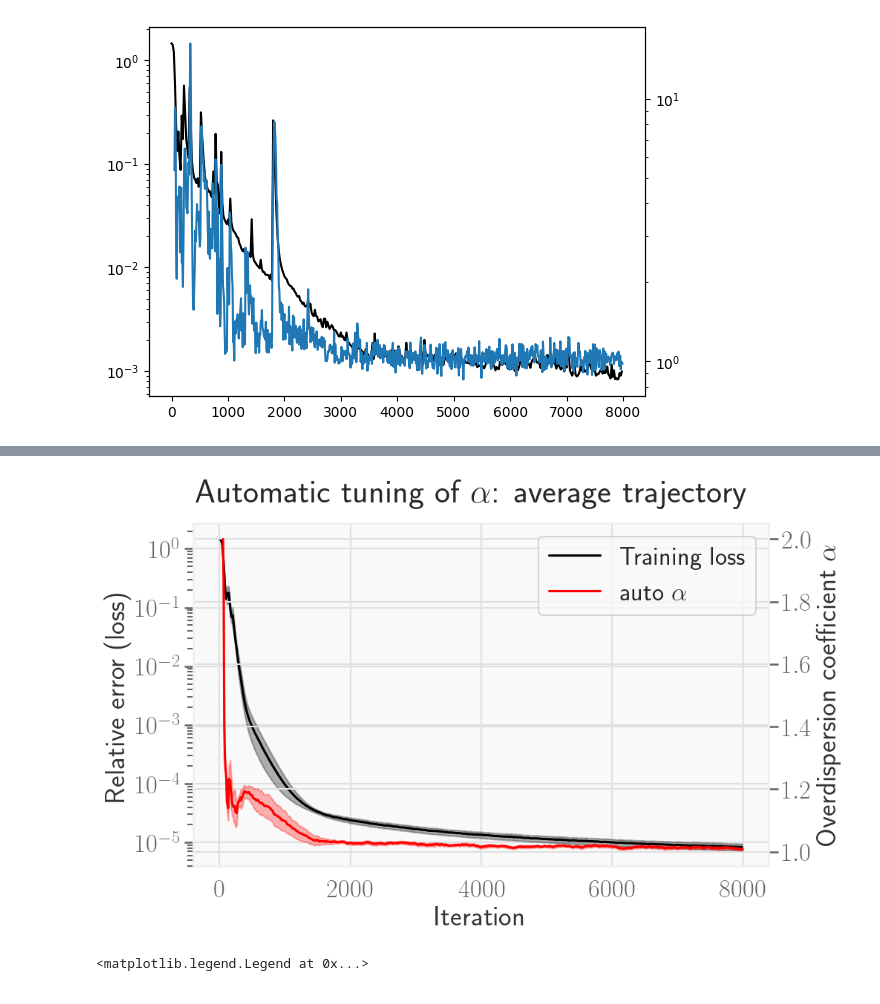
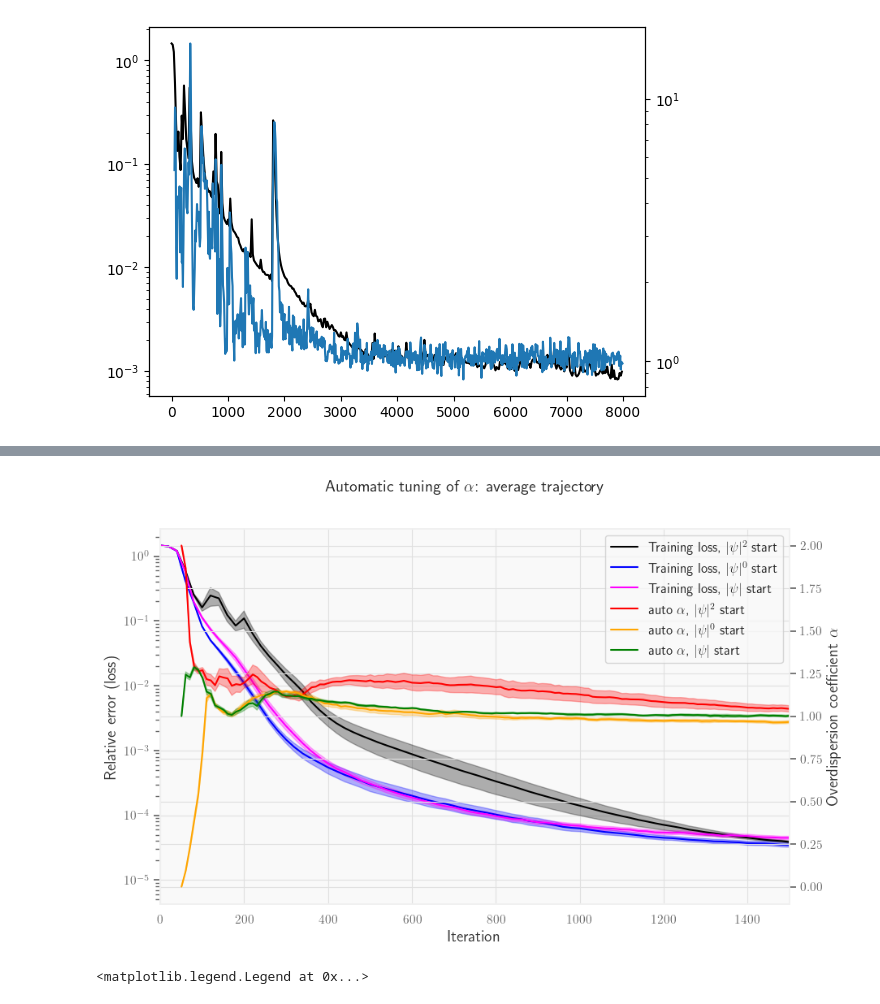
Before and after one commit to AntoineMsy/grad_sample, a Jupyter notebook: notebooks/is_analysis.ipynb, the cells around one changed output, grey strips where cells are left out. Drawn from its saved outputs; the diff is of its cells as text; code cells hidden in the pictures.

Commit message:
edited analysis and train hparams

```diff
--- a/notebooks/is_analysis.ipynb
+++ b/notebooks/is_analysis.ipynb
@@ -28,0 +44,7 @@ sns.set_context('talk', font_scale=1.5)
+# %%
+is_run = json.load(open('/home/amisery/scratch_link/grad_sample_vit_replicas/Square_Heisenberg_1.0/L16/ViT/alpha12/0.001_0.0001/run_10.log'))
+is_run_err = is_run['rel_err']['value']
+psi_sq_run = json.load(open('/home/amisery/scratch_link/grad_sample_vit_replicas/Square_Heisenberg_1.0/L16/ViT/alpha12/0.001_0.0001/run_4.log'))
+psi_sq_err = psi_sq_run['rel_err']['value']
+its_psi_sq = reindex_iterations_jax(jnp.array(psi_sq_run['rel_err']['iters']))
+its_is = reindex_iterations_jax(jnp.array(is_run['rel_err']['iters']))
@@ -95,44 +132,64 @@ ax1.set_yscale('log')
 # %% [output]
 [figure]
 # %%
-num_conv_run = 0
-num_runs = 10
-rel_err_l = []
-alphal = []
-for i in range(10):
-    try :
-        dict_out = np.load(f'run_{i}.npz', allow_pickle=True)['arr_0'].item()
-        rel_err = dict_out['rel_errl']
-        # print(dict_out.keys())
-        rel_err_it = dict_out['itrel']
-        alpha_val = dict_out['al']
-        alpha_it = dict_out['itvar']
-        if min(rel_err) < 1e-4:
-            num_conv_run +=1
-            rel_err_l.append(rel_err)
-            alphal.append(alpha_val)
 
-    except :
-        num_runs -= 1
 
-rel_err_val_l = np.stack(rel_err_l)
-mean_rel = jnp.mean(rel_err_val_l,axis=0)
-std_rel = jnp.std(rel_err_val_l,axis=0)
-ymax = mean_rel + std_rel/(2*jnp.sqrt(2))
-ymin = mean_rel - std_rel/(2*jnp.sqrt(2))
+def mean_std_rel_err(fname = 'run_', num_runs=10):
+    num_conv_run = 0
+    num_runs = num_runs
+    rel_err_l = []
+    alphal = []
+    for i in range(num_runs):
+        try :
+            dict_out = np.load(fname+ f'{i}.npz', allow_pickle=True)['arr_0'].item()
+            rel_err = dict_out['rel_errl']
+            # print(dict_out.keys())
+            rel_err_it = dict_out['itrel']
+            alpha_val = dict_out['al']
+            alpha_it = dict_out['itvar']
+            if min(rel_err) < 1e-4:
+                num_conv_run +=1
+                rel_err_l.append(rel_err)
+                alphal.append(alpha_val)
 
-alpha_val_l = np.stack(alphal)
-mean_alpha = jnp.mean(alpha_val_l,axis=0)
-std_alpha = jnp.std(alpha_val_l,axis=0)
-ymax_a = mean_alpha + std_alpha/(2*jnp.sqrt(2))
-ymin_a = mean_alpha - std_alpha/(2*jnp.sqrt(2))
-print(num_runs)
+        except :
+            num_runs -= 1
+
+    rel_err_val_l = np.stack(rel_err_l)
+    mean_rel = jnp.mean(rel_err_val_l,axis=0)
+    std_rel = jnp.std(rel_err_val_l,axis=0)
+    ymax = mean_rel + std_rel/(2*jnp.sqrt(2))
+    ymin = mean_rel - std_rel/(2*jnp.sqrt(2))
+
+    alpha_val_l = np.stack(alphal)
+    mean_alpha = jnp.mean(alpha_val_l,axis=0)
+    std_alpha = jnp.std(alpha_val_l,axis=0)
+    ymax_a = mean_alpha + std_alpha/(2*jnp.sqrt(2))
+    ymin_a = mean_alpha - std_alpha/(2*jnp.sqrt(2))
+    return rel_err_it, mean_rel, alpha_it, mean_alpha, ymax, ymin, ymax_a, ymin_a
+
+rel_err_it, mean_rel, alpha_it, mean_alpha, ymax, ymin, ymax_a, ymin_a = mean_std_rel_err(num_runs=5)
 fig, ax = plt.subplots()
-ax.plot(rel_err_it, mean_rel, color='black', label='Training loss')
+ax.plot(rel_err_it, mean_rel, color='black', label=r'Training loss, $|\psi|^2$ start')
 ax.fill_between(rel_err_it, ymax, ymin, color = 'black', alpha=0.3)
 ax1 = ax.twinx()
-ax1.plot(alpha_it, mean_alpha, color='red', label=r'auto $\alpha$')
+ax1.plot(alpha_it, mean_alpha, color='red', label=r'auto $\alpha$, $|\psi|^2$ start')
 ax1.fill_between(alpha_it, ymax_a, ymin_a, color = 'red', alpha=0.3)
+
+rel_err_it, mean_rel, alpha_it, mean_alpha, ymax, ymin, ymax_a, ymin_a = mean_std_rel_err(fname='run_0_start_', num_runs=5)
+ax.plot(rel_err_it, mean_rel, color='blue', label=r'Training loss, $|\psi|^0$ start')
+ax.fill_between(rel_err_it, ymax, ymin, color = 'blue', alpha=0.3)
+# ax1 = ax.twinx()
+ax1.plot(alpha_it, mean_alpha, color='orange', label=r'auto $\alpha$, $|\psi|^0$ start')
+ax1.fill_between(alpha_it, ymax_a, ymin_a, color = 'orange', alpha=0.3)
+
+rel_err_it, mean_rel, alpha_it, mean_alpha, ymax, ymin, ymax_a, ymin_a = mean_std_rel_err(fname='run_1_start_', num_runs=5)
+ax.plot(rel_err_it, mean_rel, color='magenta', label=r'Training loss, $|\psi|$ start')
+ax.fill_between(rel_err_it, ymax, ymin, color = 'magenta', alpha=0.3)
+# ax1 = ax.twinx()
+ax1.plot(alpha_it, mean_alpha, color='green', label=r'auto $\alpha$, $|\psi|$ start')
+ax1.fill_between(alpha_it, ymax_a, ymin_a, color = 'green', alpha=0.3)
+
 ax.set_ylabel('Relative error (loss)')
 ax1.set_ylabel(r'Overdispersion coefficient $\alpha$')
 ax.set_xlabel("Iteration")
@@ -140,6 +197,7 @@ handles, labels = ax.get_legend_handles_labels()  # from ax
 handles1, labels1 = ax1.get_legend_handles_labels()  # from ax1
 plt.legend(handles=handles+handles1, labels=labels+labels1)
 ax.set_yscale('log')
-
+ax.set_xlim(0,1500)
+ax1.set_xlim(0,1500)
 fig.suptitle(r'Automatic tuning of $\alpha$: average trajectory')
 # %% [output]
@@ -148,4 +205,4 @@ Text(0.5, 0.98, 'Automatic tuning of $\\alpha$: average trajectory')
-[figure, old version]
+[figure, new version]
 # %%
 mc_sample = 9 #2**mc_sample samples
 is_keys = ['0.0', '0.01', '0.1', "0.5", "0.8", '1.0', '1.6', '1.8', '2.0']
```
Also changed, not shown: parts of 5 cells of this notebook, 10 other files.
